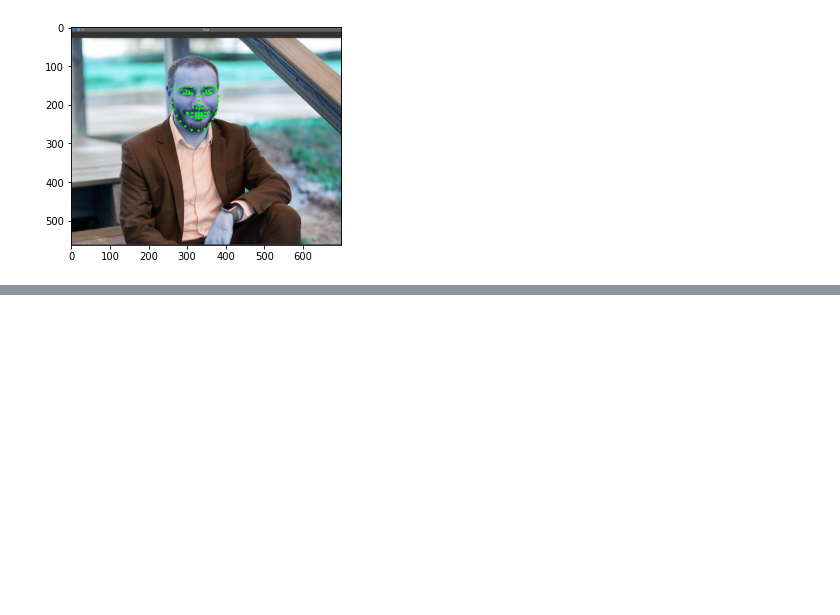
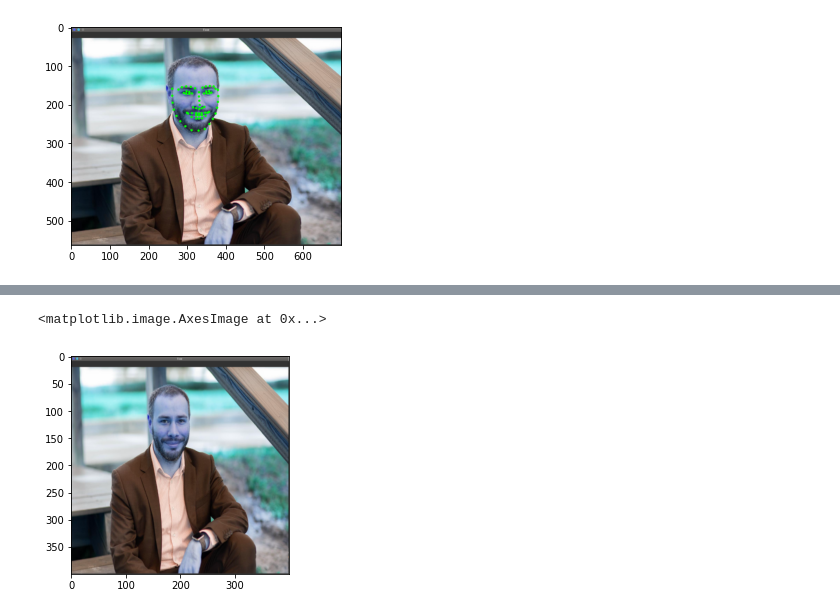
Before and after one commit to kerenalli/MyExamplePython, a Jupyter notebook: 20210104_FaceLandMarks.ipynb, the cells around one changed output, grey strips where cells are left out. Saved outputs shown, nothing was run; the diff lists cells and outputs as text; code cells hidden in the pictures; blank space fills up the shorter version.

```diff
--- a/20210104_FaceLandMarks.ipynb
+++ b/20210104_FaceLandMarks.ipynb
@@ -68,0 +150,10 @@ cv2.destroyAllWindows()
+# %%
+#Resizing of an image in Python with OpenCV
+h1=400
+w1=400
+dimension = (w1, h1)
+resized_image = cv2.resize(image, dimension, interpolation = cv2.INTER_AREA)
+plt.imshow(resized_image)
+# %% [output]
+<matplotlib.image.AxesImage at 0x...>
+[figure, added]
```
Also changed, not shown: parts of 6 cells of this notebook.
